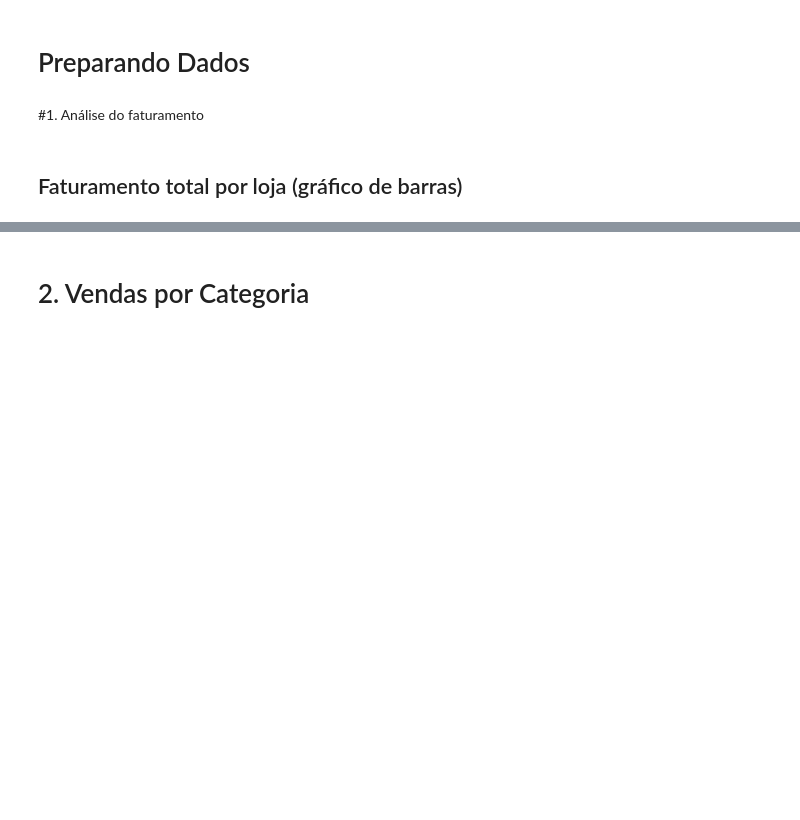
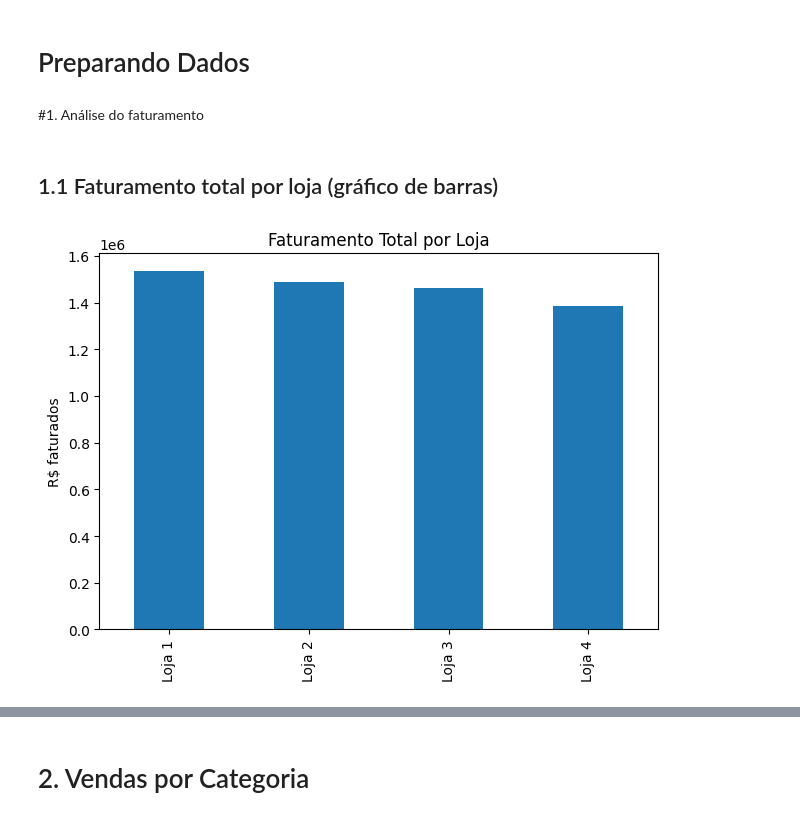
Before and after one commit to andrecastrogarciams/alurastore, a Jupyter notebook: AluraStore.ipynb, the cells around one changed output, grey strips where cells are left out. Cells and saved outputs as stored; diff of their text form; code cells hidden in the pictures; blank space fills up the shorter version.

```diff
--- a/AluraStore.ipynb
+++ b/AluraStore.ipynb
@@ -49,4 +49,15 @@ data_col    = 'Data da Compra'
 # %% [markdown]
 #1. Análise do faturamento
 # %% [markdown]
-## Faturamento total por loja (gráfico de barras)
+## 1.1 Faturamento total por loja (gráfico de barras)
+# %%
+fat_loja = df.groupby('loja')[valor_col].sum().sort_values(ascending=False)
+plt.figure()
+fat_loja.plot(kind='bar')
+plt.title('Faturamento Total por Loja')
+plt.ylabel('R$ faturados')
+plt.xlabel('')
+plt.tight_layout()
+plt.show()
+# %% [output]
+[figure, added]
```
Also changed, not shown: parts of 6 cells of this notebook.
